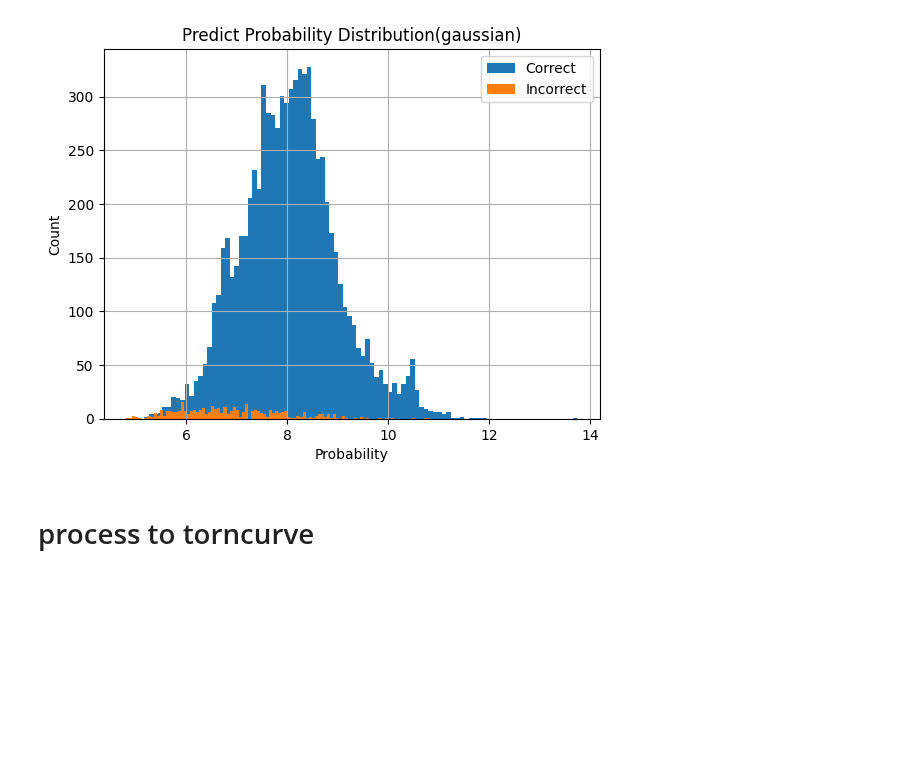
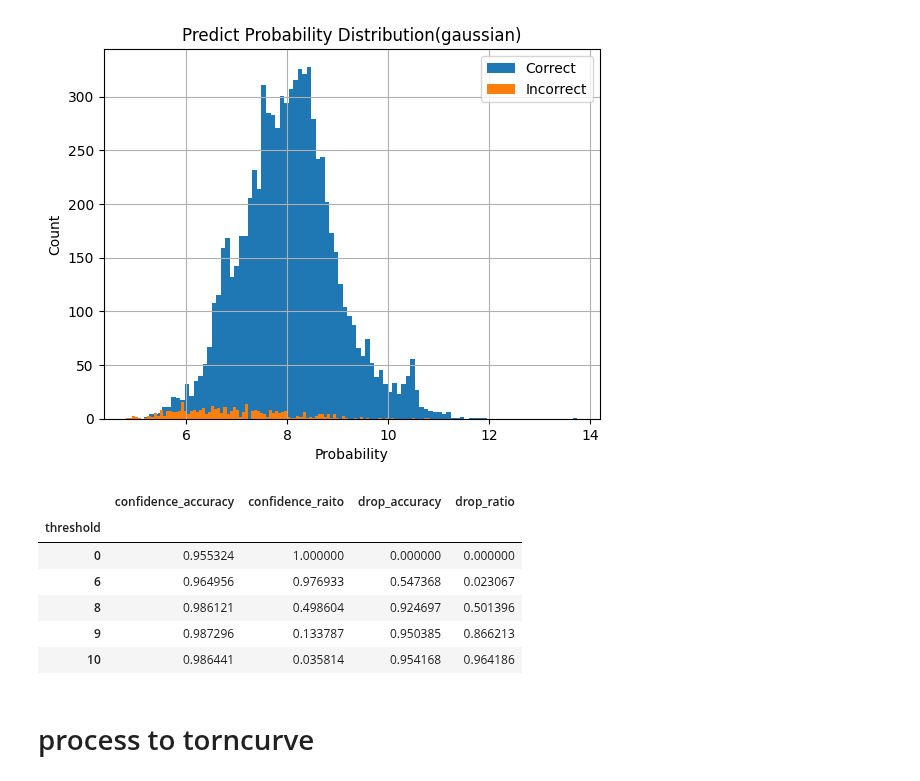
Before and after one commit to rakawanegan/humanactivityrecognition_portfolio, a Jupyter notebook: result/error_bar/cnn1d/analysis.ipynb, the cells around one changed output. Saved outputs shown, nothing was run; the diff lists cells and outputs as text; code cells hidden in the pictures; blank space fills up the shorter version.

Commit message:
add gaussian torncurve

```diff
--- a/result/error_bar/cnn1d/analysis.ipynb
+++ b/result/error_bar/cnn1d/analysis.ipynb
@@ -148,6 +148,30 @@ std: 0.052513555947947314
 std: 0.9999999999999999
 <matplotlib.legend.Legend at 0x...>
 [figure]
+# %%
+thresholds = [0, 6, 8,  9, 10]
+results = []
+for threshold in thresholds:
+    df_confidence = df[df['predict_probability_gaussian'] > threshold]
+    df_drop = df.loc[list(set(df.index) - set(df_confidence.index)),:]
+    results.append({
+        'threshold': threshold,
+        'confidence_accuracy': calc_accuracy(df_confidence),
+        'confidence_raito': len(df_confidence) / len(df),
+        'drop_accuracy': calc_accuracy(df_drop),
+        'drop_ratio': len(df_drop) / len(df),
+        })
+results = pd.DataFrame(results).fillna(0)
+results = results.set_index('threshold')
+results
+# %% [output]
+|  | confidence_accuracy | confidence_raito | drop_accuracy | drop_ratio |
+| threshold |  |  |  |  |
+| 0 | 0.955324 | 1.000000 | 0.000000 | 0.000000 |
+| 6 | 0.964956 | 0.976933 | 0.547368 | 0.023067 |
+| 8 | 0.986121 | 0.498604 | 0.924697 | 0.501396 |
+| 9 | 0.987296 | 0.133787 | 0.950385 | 0.866213 |
+| 10 | 0.986441 | 0.035814 | 0.954168 | 0.964186 |
 # %% [markdown]
 # process to torncurve
 # %% [markdown]
```
Also changed, not shown: parts of 2 cells of this notebook.
